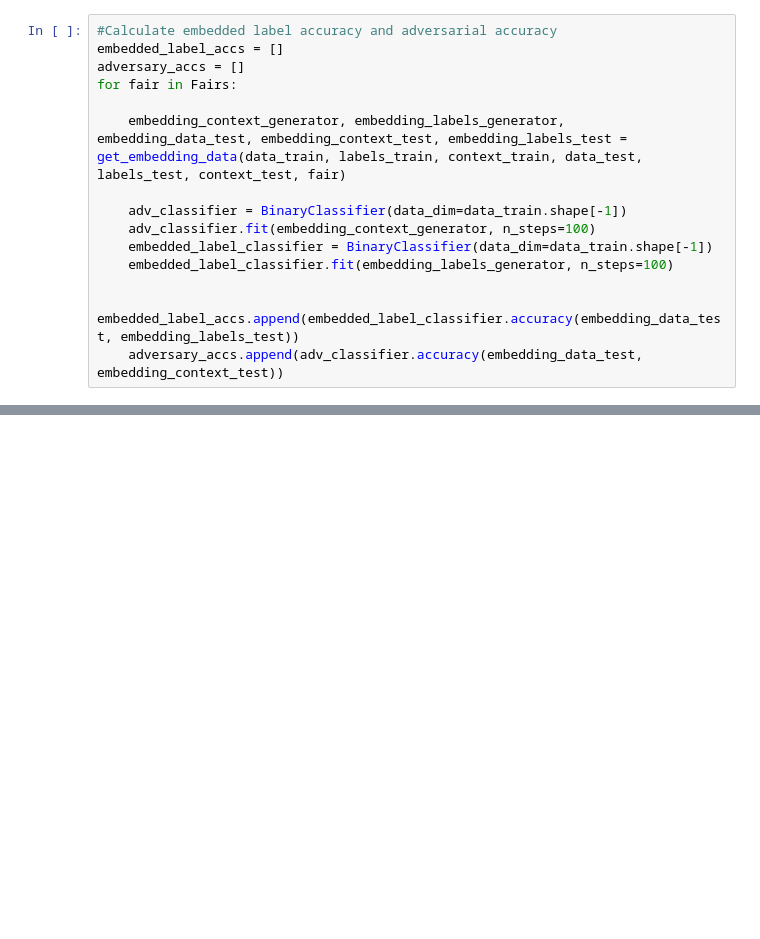
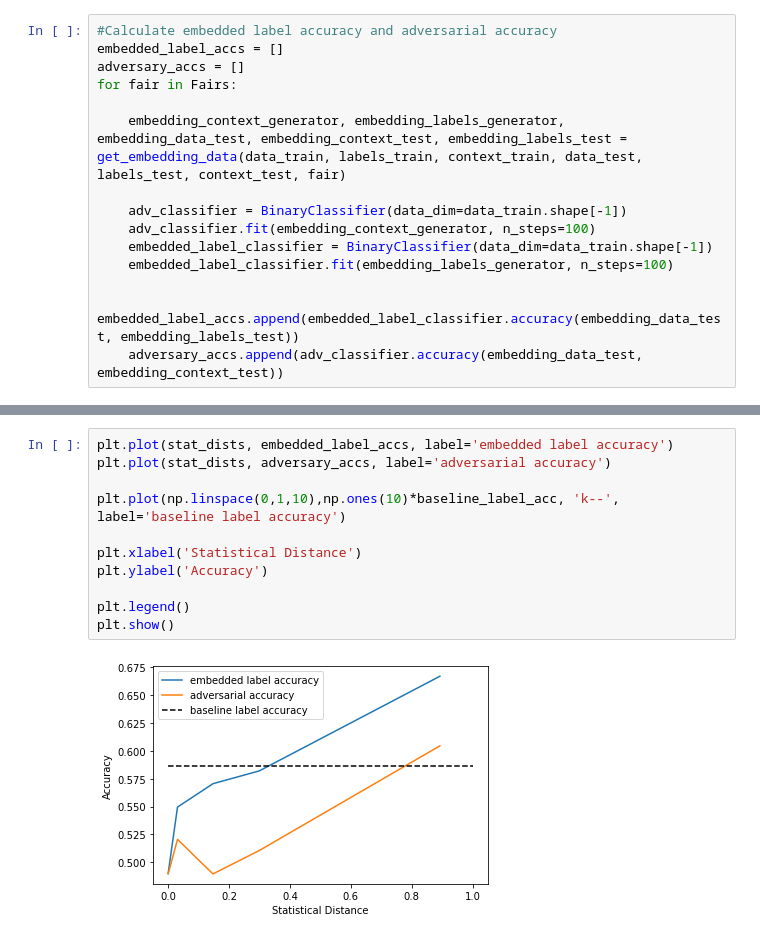
Before and after one commit to jtamanas/FNF4HEP, a Jupyter notebook: alpha23_example.ipynb, the cells around one changed output, grey strips where cells are left out. Saved outputs shown, nothing was run; the diff lists cells and outputs as text; blank space fills up the shorter version.

```diff
--- a/alpha23_example.ipynb
+++ b/alpha23_example.ipynb
@@ -179,3 +177,16 @@ adversary accuracy:  [1.0, 0.9710000157356262, 0.5274999737739563, 0.50950002670
+# %%
+plt.plot(stat_dists, embedded_label_accs, label='embedded label accuracy')
+plt.plot(stat_dists, adversary_accs, label='adversarial accuracy')
+
+plt.plot(np.linspace(0,1,10),np.ones(10)*baseline_label_acc, 'k--', label='baseline label accuracy')
+
+plt.xlabel('Statistical Distance')
+plt.ylabel('Accuracy')
+
+plt.legend()
+plt.show()
+# %% [output]
+[figure, added]
 # %%
 plt.plot(gammas, embedded_label_accs, label='embedded label accuracy')
 plt.plot(gammas, adversary_accs, label='adversarial accuracy')
```
Also changed, not shown: parts of 8 cells of this notebook.
